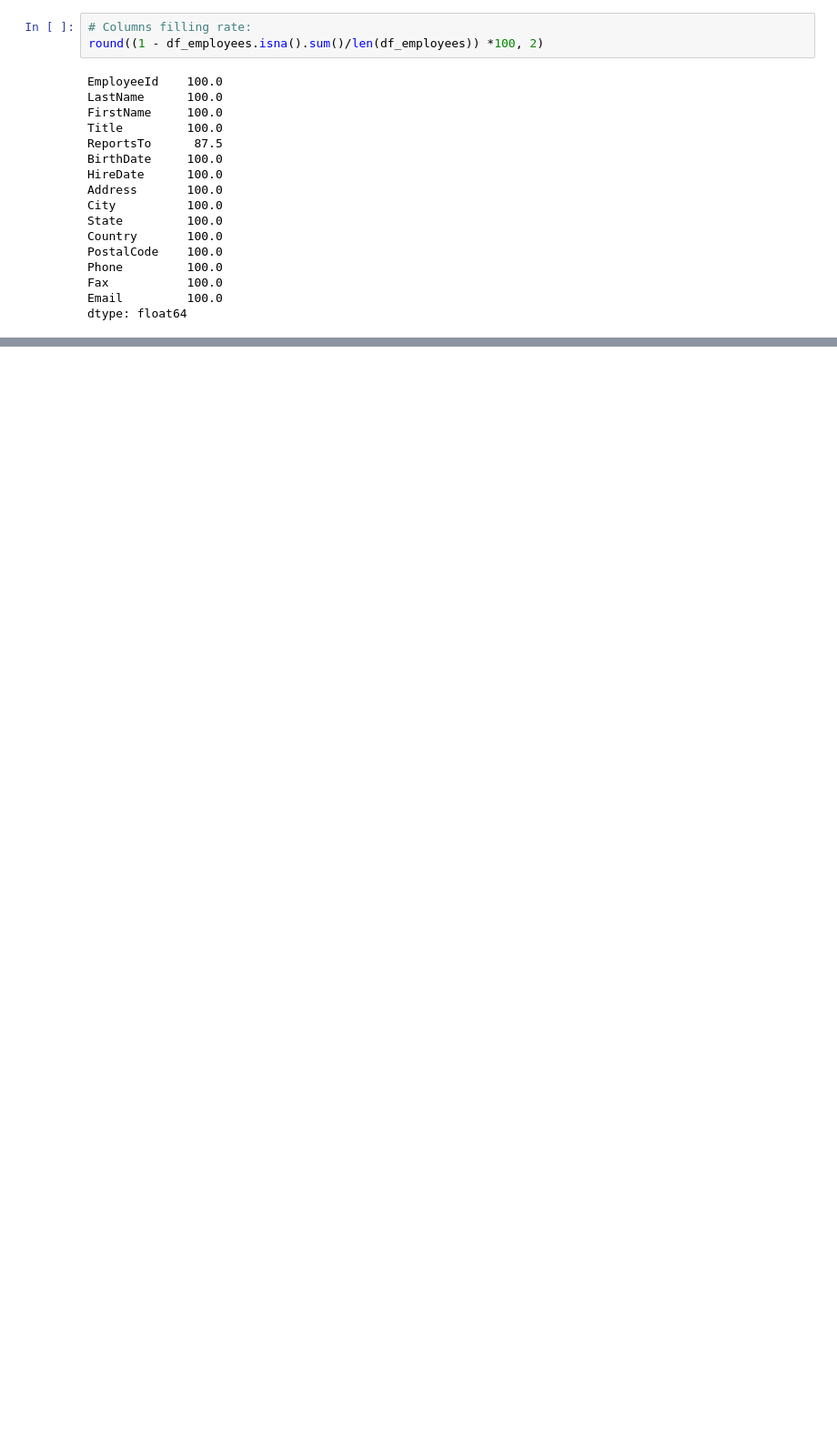
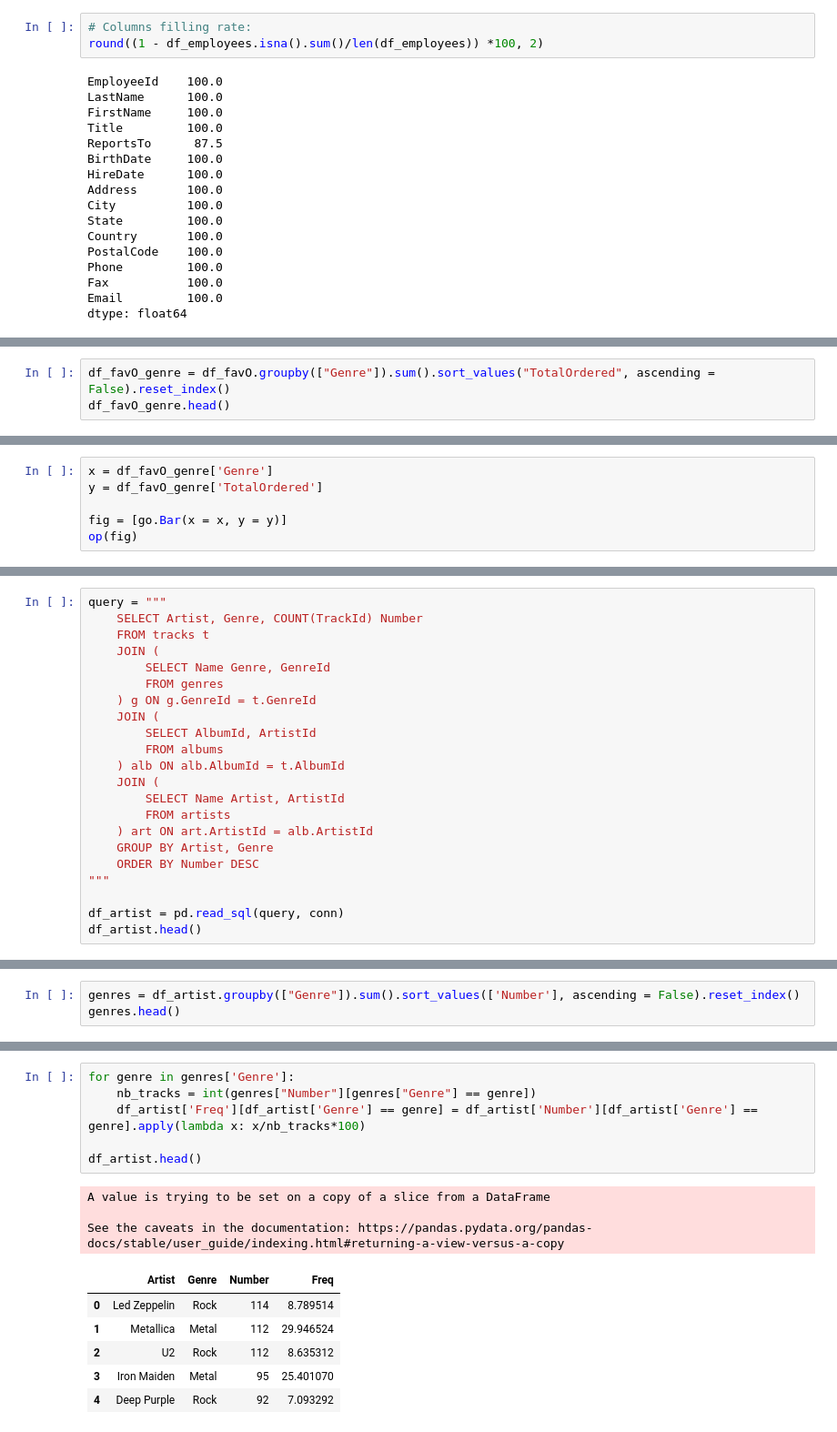
Before and after one commit to h4r1c0t/WildCodeSchool, a Jupyter notebook: Odyssey/Checkpoint/#4_Final/Sujet1/CP4_sujet1.ipynb, the cells around one changed output, grey strips where cells are left out. Shown at 91% size. Drawn from its saved outputs; the diff is of its cells as text; blank space fills up the shorter version.

```diff
--- a/Odyssey/Checkpoint/#4_Final/Sujet1/CP4_sujet1.ipynb
+++ b/Odyssey/Checkpoint/#4_Final/Sujet1/CP4_sujet1.ipynb
@@ -118,0 +375,3 @@ salesMap = go.Figure()
+# %%
+df_favO_genre = df_favO.groupby(["Genre"]).sum().sort_values("TotalOrdered", ascending = False).reset_index()
+df_favO_genre.head()
@@ -118,0 +387,6 @@ salesMap = go.Figure()
+# %%
+x = df_favO_genre['Genre']
+y = df_favO_genre['TotalOrdered']
+
+fig = [go.Bar(x = x, y = y)]
+op(fig)
@@ -118,0 +433,22 @@ salesMap = go.Figure()
+# %%
+query = """
+    SELECT Artist, Genre, COUNT(TrackId) Number
+    FROM tracks t
+    JOIN (
+        SELECT Name Genre, GenreId
+        FROM genres
+    ) g ON g.GenreId = t.GenreId
+    JOIN (
+        SELECT AlbumId, ArtistId
+        FROM albums
+    ) alb ON alb.AlbumId = t.AlbumId
+    JOIN (
+        SELECT Name Artist, ArtistId
+        FROM artists
+    ) art ON art.ArtistId = alb.ArtistId
+    GROUP BY Artist, Genre
+    ORDER BY Number DESC
+"""
+
+df_artist = pd.read_sql(query, conn)
+df_artist.head()
@@ -118,0 +462,3 @@ salesMap = go.Figure()
+# %%
+genres = df_artist.groupby(["Genre"]).sum().sort_values(['Number'], ascending = False).reset_index()
+genres.head()
@@ -118,0 +472,16 @@ salesMap = go.Figure()
+# %%
+for genre in genres['Genre']:
+    nb_tracks = int(genres["Number"][genres["Genre"] == genre])
+    df_artist['Freq'][df_artist['Genre'] == genre] = df_artist['Number'][df_artist['Genre'] == genre].apply(lambda x: x/nb_tracks*100)
+
+df_artist.head()
+# %% [output]
+A value is trying to be set on a copy of a slice from a DataFrame
+
+See the caveats in the documentation: https://pandas.pydata.org/pandas-docs/stable/user_guide/indexing.html#returning-a-view-versus-a-copy
+|  | Artist | Genre | Number | Freq |
+| 0 | Led Zeppelin | Rock | 114 | 8.789514 |
+| 1 | Metallica | Metal | 112 | 29.946524 |
+| 2 | U2 | Rock | 112 | 8.635312 |
+| 3 | Iron Maiden | Metal | 95 | 25.401070 |
+| 4 | Deep Purple | Rock | 92 | 7.093292 |
```
Also changed, not shown: parts of 57 cells of this notebook, 6 other files.
